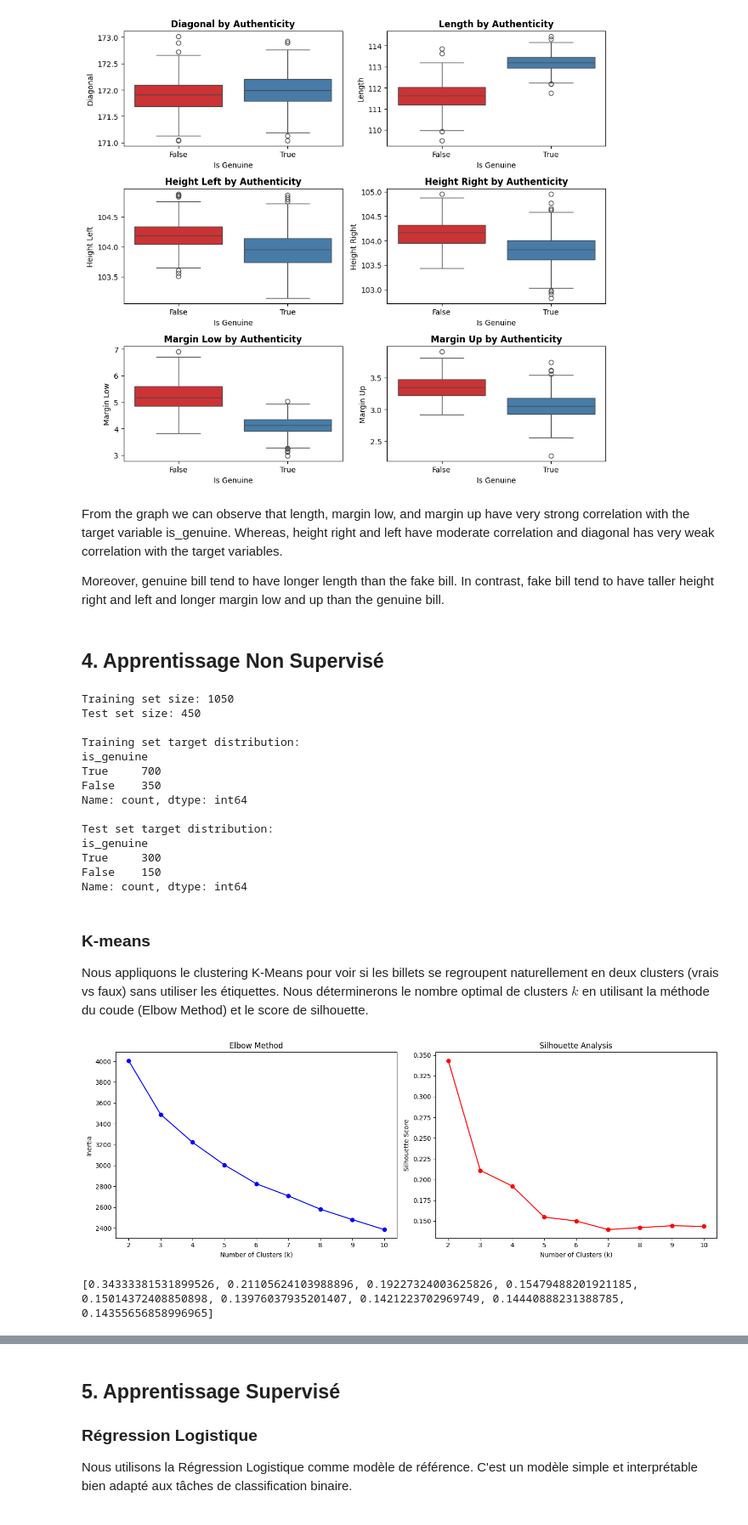
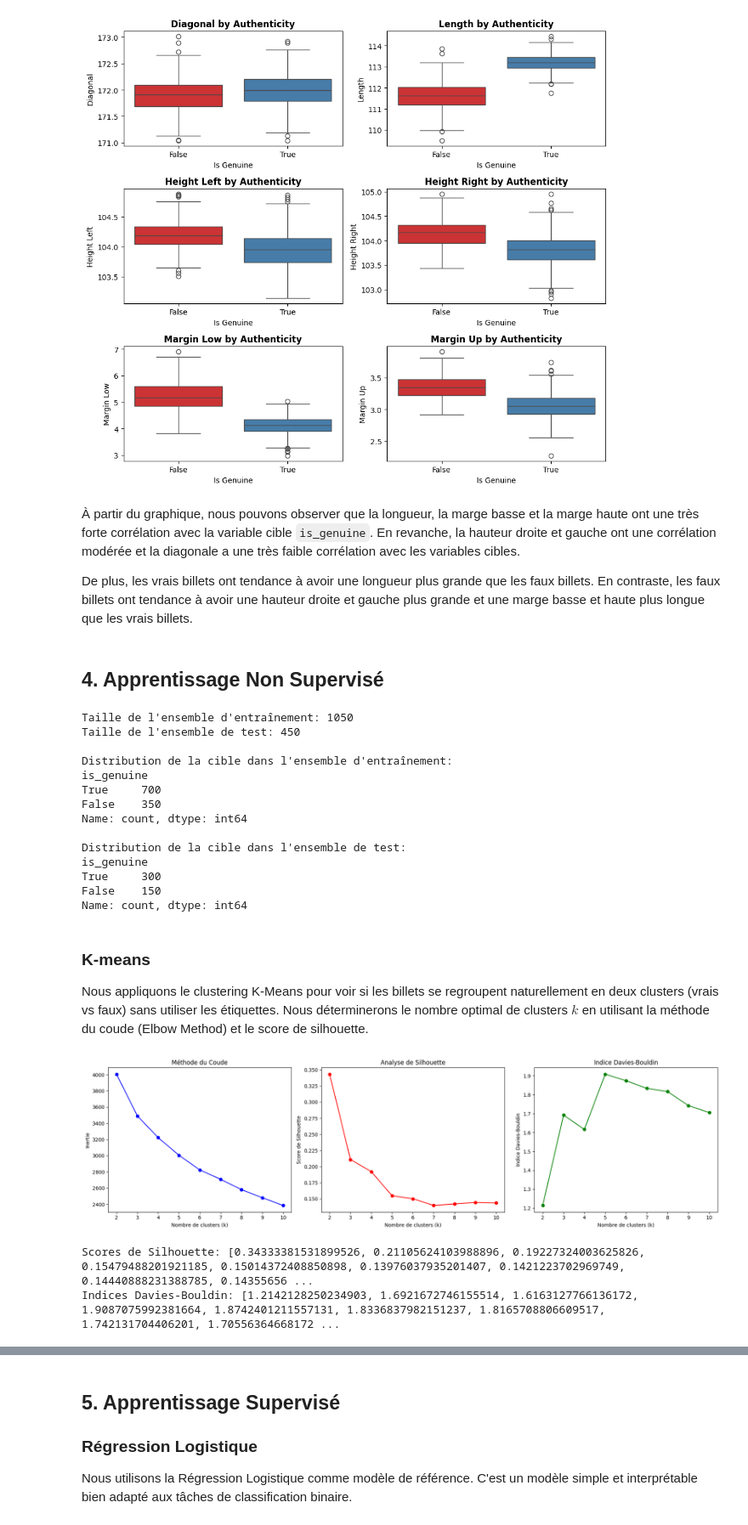
Before and after one commit to makokuzii/Detectez-des-faux-billets-avec-Python, a Jupyter notebook: main.ipynb, the cells around one changed output, grey strips where cells are left out. Shown at 85% size. Cells and saved outputs as stored; diff of their text form; code cells hidden in the pictures.

```diff
--- a/main.ipynb
+++ b/main.ipynb
@@ -202,9 +202,9 @@ plt.show()
 [figure]
 [figure]
 # %% [markdown]
-From the graph we can observe that length, margin low, and margin up have very strong correlation with the target variable is_genuine. Whereas, height right and left have moderate correlation and diagonal has very weak correlation with the target variables.
+À partir du graphique, nous pouvons observer que la longueur, la marge basse et la marge haute ont une très forte corrélation avec la variable cible `is_genuine`. En revanche, la hauteur droite et gauche ont une corrélation modérée et la diagonale a une très faible corrélation avec les variables cibles.
 
-Moreover, genuine bill tend to have longer length than the fake bill. In contrast, fake bill tend to have taller height right and left and longer margin low and up than the genuine bill.
+De plus, les vrais billets ont tendance à avoir une longueur plus grande que les faux billets. En contraste, les faux billets ont tendance à avoir une hauteur droite et gauche plus grande et une marge basse et haute plus longue que les vrais billets.
 # %% [markdown]
 ## 4. Apprentissage Non Supervisé
 # %%
@@ -212,7 +212,7 @@ Moreover, genuine bill tend to have longer length than the fake bill. In contras
 X = df.drop('is_genuine', axis=1)
 y = df['is_genuine']
 
-# Standardiser les caractéristiques
+# Normaliser les caractéristiques
 scaler = StandardScaler()
 X_scaled = scaler.fit_transform(X)
 X_scaled = pd.DataFrame(X_scaled, columns=X.columns)
@@ -222,21 +222,21 @@ X_train, X_test, y_train, y_test = train_test_split(
     X_scaled, y, test_size=0.3, random_state=42, stratify=y
 )
 
-print(f"Training set size: {X_train.shape[0]}")
-print(f"Test set size: {X_test.shape[0]}")
-print(f"\nTraining set target distribution:\n{y_train.value_counts()}")
-print(f"\nTest set target distribution:\n{y_test.value_counts()}")
+print(f"Taille de l'ensemble d'entraînement: {X_train.shape[0]}")
+print(f"Taille de l'ensemble de test: {X_test.shape[0]}")
+print(f"\nDistribution de la cible dans l'ensemble d'entraînement:\n{y_train.value_counts()}")
+print(f"\nDistribution de la cible dans l'ensemble de test:\n{y_test.value_counts()}")
 # %% [output]
-Training set size: 1050
-Test set size: 450
+Taille de l'ensemble d'entraînement: 1050
+Taille de l'ensemble de test: 450
 
-Training set target distribution:
+Distribution de la cible dans l'ensemble d'entraînement:
 is_genuine
 True     700
 False    350
 Name: count, dtype: int64
 
-Test set target distribution:
+Distribution de la cible dans l'ensemble de test:
 is_genuine
 True     300
 False    150
@@ -247,32 +247,43 @@ Nous appliquons le clustering K-Means pour voir si les billets se regroupent nat
 # %%
 # Algorithme 1 : Clustering K-Means
 from sklearn.cluster import KMeans
-from sklearn.metrics import silhouette_score
+from sklearn.metrics import silhouette_score, davies_bouldin_score
 
 # Déterminer le nombre optimal de clusters
 inertias = []
 silhouette_scores = []
+davies_bouldin_scores = []
 K_range = range(2, 11)
 
 for k in K_range:
     kmeans = KMeans(n_clusters=k, random_state=42, n_init=10)
     kmeans.fit(X_train)
     inertias.append(kmeans.inertia_)
     silhouette_scores.append(silhouette_score(X_train, kmeans.labels_))
+    davies_bouldin_scores.append(davies_bouldin_score(X_train, kmeans.labels_))
 
-fig, axes = plt.subplots(1, 2, figsize=(14, 5))
+fig, axes = plt.subplots(1, 3, figsize=(18, 5))
 axes[0].plot(K_range, inertias, 'bo-')
-axes[0].set_xlabel('Number of Clusters (k)')
-axes[0].set_ylabel('Inertia')
-axes[0].set_title('Elbow Method')
+axes[0].set_xlabel('Nombre de clusters (k)')
+axes[0].set_ylabel('Inertie')
+axes[0].set_title('Méthode du Coude')
+
 axes[1].plot(K_range, silhouette_scores, 'ro-')
-axes[1].set_xlabel('Number of Clusters (k)')
-axes[1].set_ylabel('Silhouette Score')
-axes[1].set_title('Silhouette Analysis')
+axes[1].set_xlabel('Nombre de clusters (k)')
+axes[1].set_ylabel('Score de Silhouette')
+axes[1].set_title('Analyse de Silhouette')
+
+axes[2].plot(K_range, davies_bouldin_scores, 'go-')
+axes[2].set_xlabel('Nombre de clusters (k)')
+axes[2].set_ylabel('Indice Davies-Bouldin')
+axes[2].set_title('Indice Davies-Bouldin')
+
 plt.tight_layout()
 plt.show()
 
-print(silhouette_scores)
+print("Scores de Silhouette:", silhouette_scores)
+print("Indices Davies-Bouldin:", davies_bouldin_scores)
 # %% [output]
-[figure, old version]
+[figure, new version]
-[0.34333381531899526, 0.21105624103988896, 0.19227324003625826, 0.15479488201921185, 0.15014372408850898, 0.13976037935201407, 0.1421223702969749, 0.14440888231388785, 0.14355656858996965]
+Scores de Silhouette: [0.34333381531899526, 0.21105624103988896, 0.19227324003625826, 0.15479488201921185, 0.15014372408850898, 0.13976037935201407, 0.1421223702969749, 0.14440888231388785, 0.14355656 ...
+Indices Davies-Bouldin: [1.2142128250234903, 1.6921672746155514, 1.6163127766136172, 1.9087075992381664, 1.8742401211557131, 1.8336837982151237, 1.8165708806609517, 1.742131704406201, 1.70556364668172 ...
```
Also changed, not shown: parts of 9 cells of this notebook, 6 other files.
